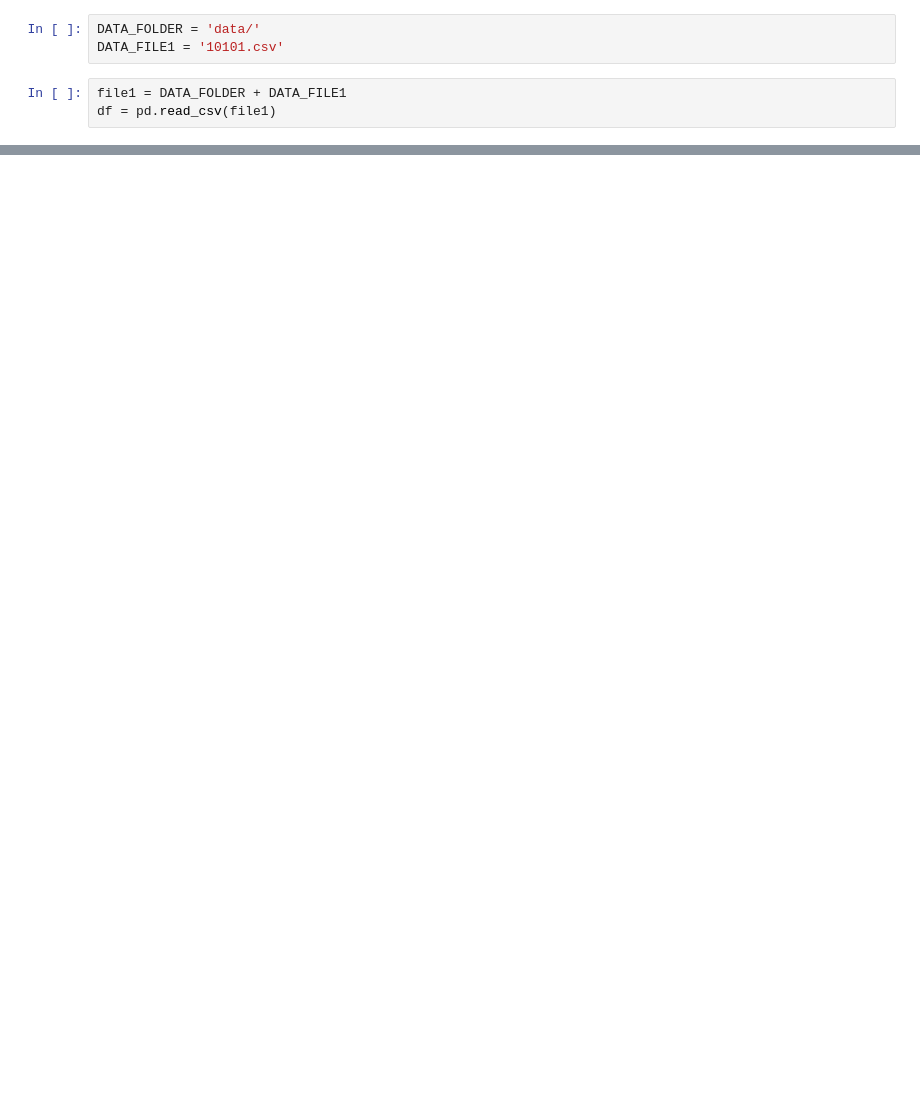
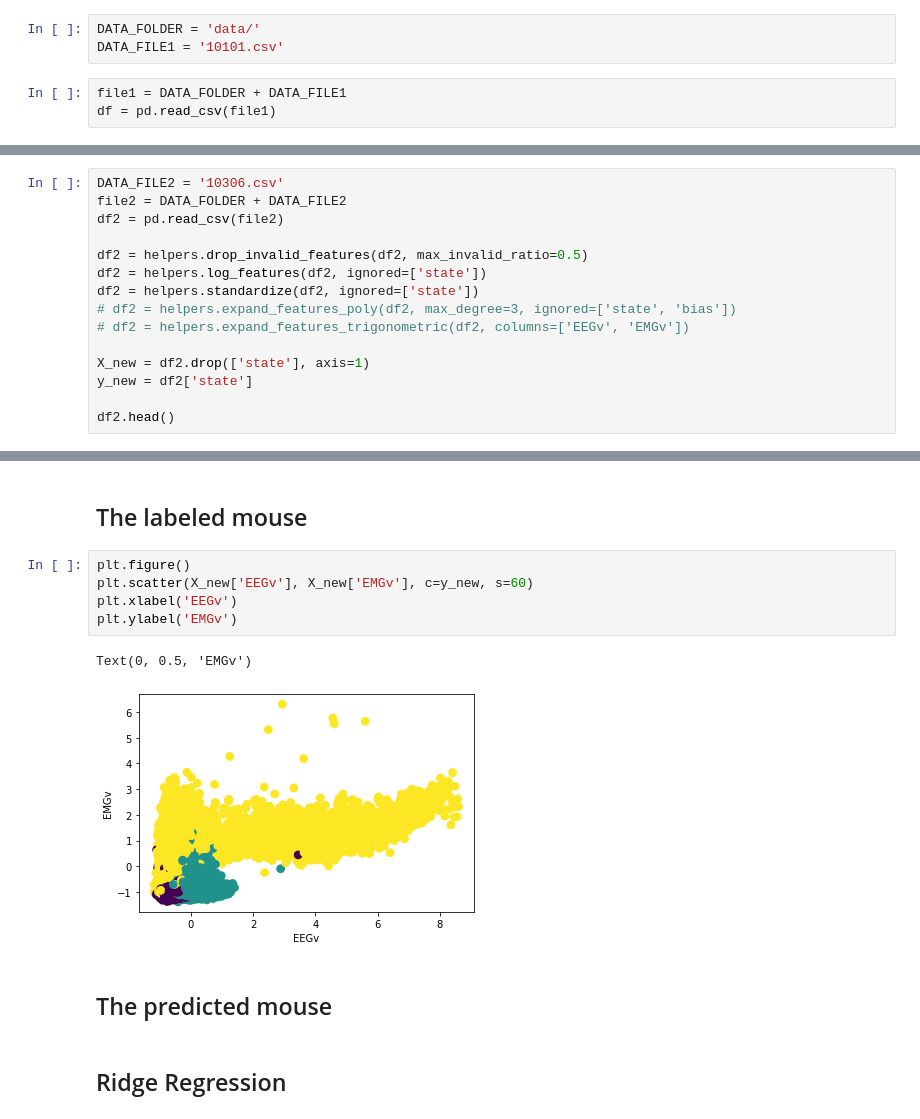
Before and after one commit to epfl-ML/project2-code, a Jupyter notebook: ml_ridge_k_means.ipynb, the cells around one changed output, grey strips where cells are left out. Cells and saved outputs as stored; diff of their text form; blank space fills up the shorter version.

```diff
--- a/ml_ridge_k_means.ipynb
+++ b/ml_ridge_k_means.ipynb
@@ -75,0 +96,15 @@ print(accuracy)
+# %%
+DATA_FILE2 = '10306.csv'
+file2 = DATA_FOLDER + DATA_FILE2
+df2 = pd.read_csv(file2)
+
+df2 = helpers.drop_invalid_features(df2, max_invalid_ratio=0.5)
+df2 = helpers.log_features(df2, ignored=['state'])
+df2 = helpers.standardize(df2, ignored=['state'])
+# df2 = helpers.expand_features_poly(df2, max_degree=3, ignored=['state', 'bias'])
+# df2 = helpers.expand_features_trigonometric(df2, columns=['EEGv', 'EMGv'])
+
+X_new = df2.drop(['state'], axis=1)
+y_new = df2['state']
+
+df2.head()
@@ -75,0 +119,14 @@ print(accuracy)
+# %% [markdown]
+## The labeled mouse
+# %%
+plt.figure()
+plt.scatter(X_new['EEGv'], X_new['EMGv'], c=y_new, s=60)
+plt.xlabel('EEGv')
+plt.ylabel('EMGv')
+# %% [output]
+Text(0, 0.5, 'EMGv')
+[figure, added]
+# %% [markdown]
+## The predicted mouse
+# %% [markdown]
+## Ridge Regression
```
Also changed, not shown: parts of 18 cells of this notebook, 3 other files.
